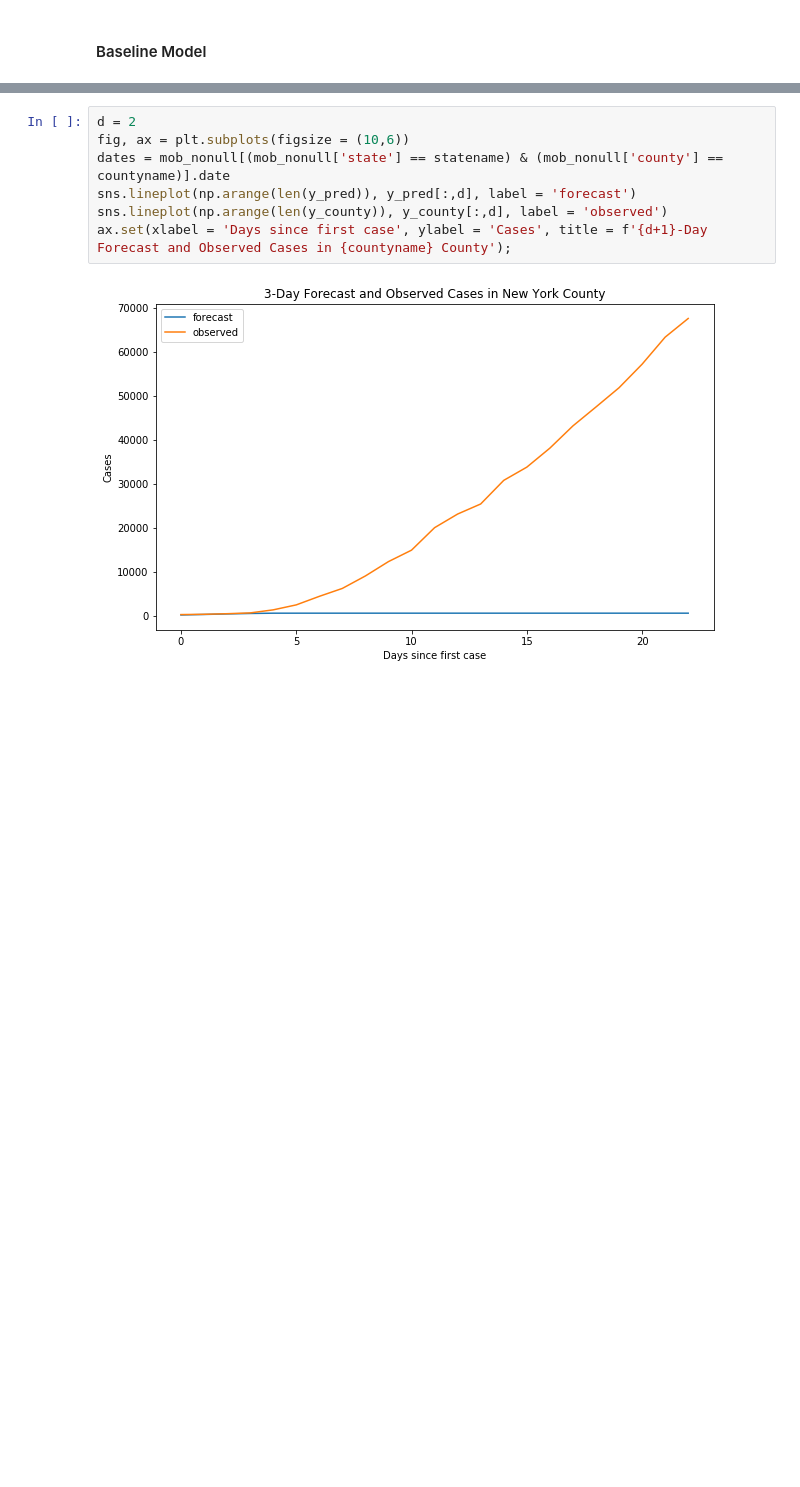
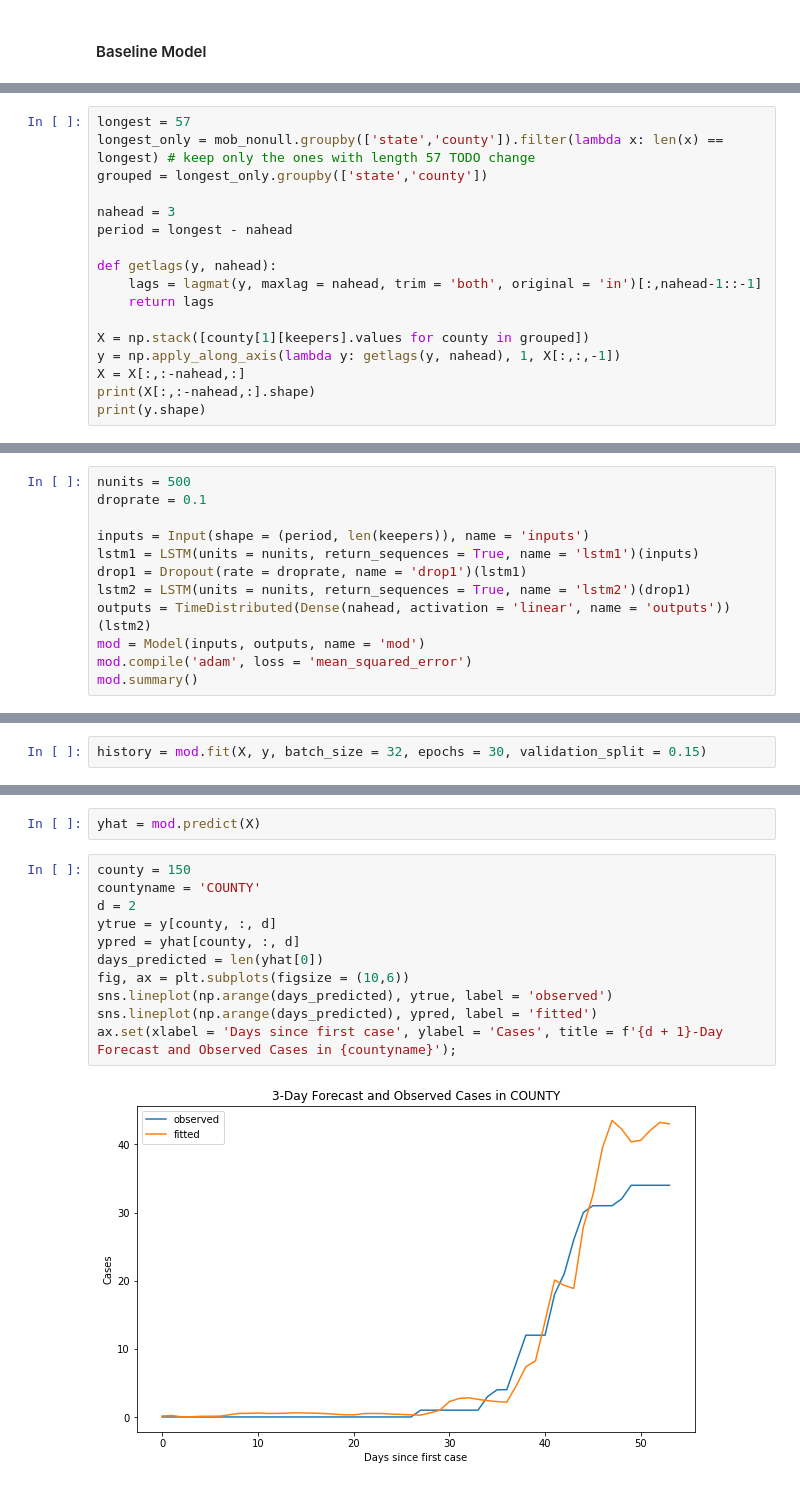
Before and after one commit to dafriedman97/COVID19_forecasts, a Jupyter notebook: FinalProj.ipynb, the cells around one changed output, grey strips where cells are left out. Saved outputs shown, nothing was run; the diff lists cells and outputs as text; blank space fills up the shorter version.

Commit message:
made time distributed

```diff
--- a/FinalProj.ipynb
+++ b/FinalProj.ipynb
@@ -207,0 +141,17 @@ mod = load_model(f'models/{mod_name}.h5')
+# %%
+longest = 57
+longest_only = mob_nonull.groupby(['state','county']).filter(lambda x: len(x) == longest) # keep only the ones with length 57 TODO change
+grouped = longest_only.groupby(['state','county'])
+
+nahead = 3
+period = longest - nahead
+
+def getlags(y, nahead):
+    lags = lagmat(y, maxlag = nahead, trim = 'both', original = 'in')[:,nahead-1::-1]
+    return lags
+
+X = np.stack([county[1][keepers].values for county in grouped])
+y = np.apply_along_axis(lambda y: getlags(y, nahead), 1, X[:,:,-1])
+X = X[:,:-nahead,:]
+print(X[:,:-nahead,:].shape)
+print(y.shape)
@@ -207,0 +161,12 @@ mod = load_model(f'models/{mod_name}.h5')
+# %%
+nunits = 500
+droprate = 0.1
+
+inputs = Input(shape = (period, len(keepers)), name = 'inputs')
+lstm1 = LSTM(units = nunits, return_sequences = True, name = 'lstm1')(inputs)
+drop1 = Dropout(rate = droprate, name = 'drop1')(lstm1)
+lstm2 = LSTM(units = nunits, return_sequences = True, name = 'lstm2')(drop1)
+outputs = TimeDistributed(Dense(nahead, activation = 'linear', name = 'outputs'))(lstm2)
+mod = Model(inputs, outputs, name = 'mod')
+mod.compile('adam', loss = 'mean_squared_error')
+mod.summary()
@@ -207,0 +192,2 @@ mod = load_model(f'models/{mod_name}.h5')
+# %%
+history = mod.fit(X, y, batch_size = 32, epochs = 30, validation_split = 0.15)
@@ -229,9 +219,15 @@ y_pred.max()
+# %%
+yhat = mod.predict(X)
 # %%
+county = 150
+countyname = 'COUNTY'
 d = 2
+ytrue = y[county, :, d]
+ypred = yhat[county, :, d]
+days_predicted = len(yhat[0])
 fig, ax = plt.subplots(figsize = (10,6))
-dates = mob_nonull[(mob_nonull['state'] == statename) & (mob_nonull['county'] == countyname)].date
-sns.lineplot(np.arange(len(y_pred)), y_pred[:,d], label = 'forecast')
-sns.lineplot(np.arange(len(y_county)), y_county[:,d], label = 'observed')
-ax.set(xlabel = 'Days since first case', ylabel = 'Cases', title = f'{d+1}-Day Forecast and Observed Cases in {countyname} County');
+sns.lineplot(np.arange(days_predicted), ytrue, label = 'observed')
+sns.lineplot(np.arange(days_predicted), ypred, label = 'fitted')
+ax.set(xlabel = 'Days since first case', ylabel = 'Cases', title = f'{d + 1}-Day Forecast and Observed Cases in {countyname}');
 # %% [output]
-[figure, old version]
+[figure, new version]
```
Also changed, not shown: parts of 21 cells of this notebook.
